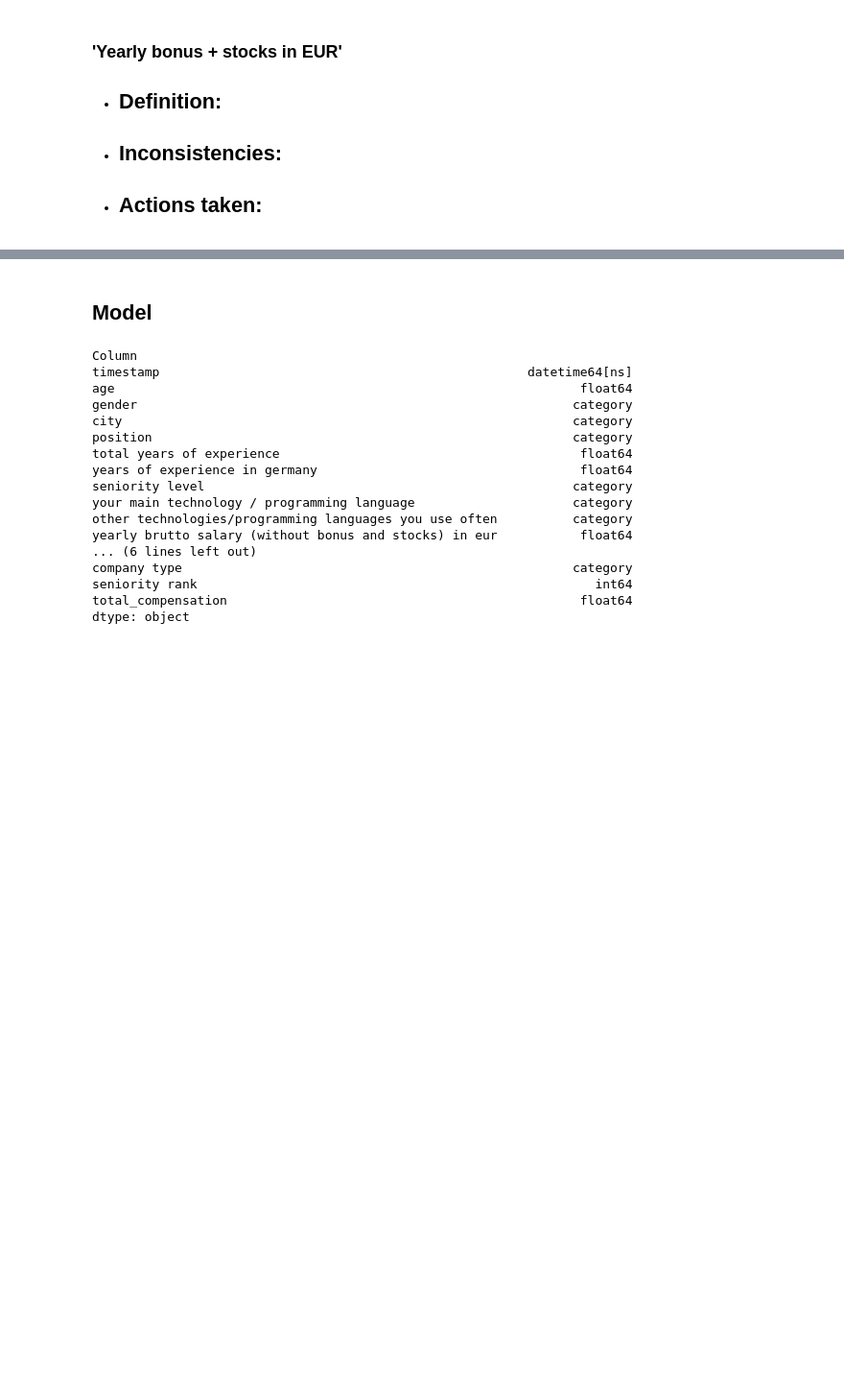
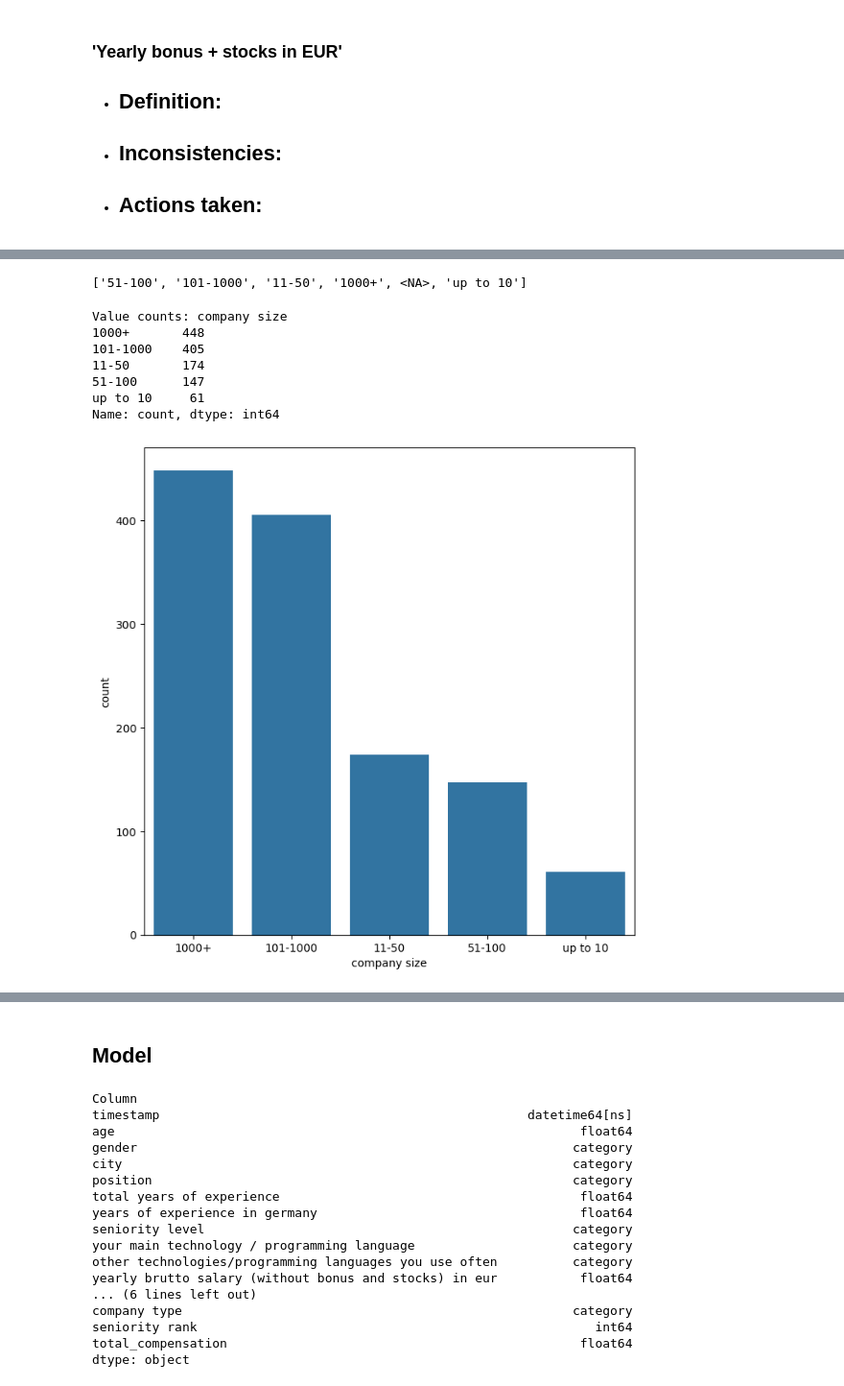
Before and after one commit to AkeemSemperDataScience/3950-assignment-2-mlsiebold, a Jupyter notebook: START_Asn_2.ipynb, the cells around one changed output, grey strips where cells are left out. Shown at 96% size. Drawn from its saved outputs; the diff is of its cells as text; code cells hidden in the pictures; blank space fills up the shorter version.

```diff
--- a/START_Asn_2.ipynb
+++ b/START_Asn_2.ipynb
@@ -1736,0 +1843,6 @@ Name: count, dtype: Int64
+# %%
+# Basic EDA
+
+column = 'company size'
+
+tb.eda_column_summary(df, column)
@@ -1736,0 +1867,29 @@ Name: count, dtype: Int64
+# %%
+df[column].unique().tolist()
+# %% [output]
+['51-100', '101-1000', '11-50', '1000+', <NA>, 'up to 10']
+# %%
+rank_map = {
+    'up to 10': 1,
+    '11-50': 2,
+    '51-100': 3,
+    '101-1000': 4,
+    '1000+': 5
+}
+# %%
+df['comp_size_rank'] = df[column].map(rank_map)
+# %%
+# Check distribution
+
+sns.countplot(df, x=column);
+
+print(f'Value counts: {df[column].value_counts()}')
+# %% [output]
+Value counts: company size
+1000+       448
+101-1000    405
+11-50       174
+51-100      147
+up to 10     61
+Name: count, dtype: int64
+[figure, added]
```
Also changed, not shown: parts of 54 cells of this notebook, 1 other file.
